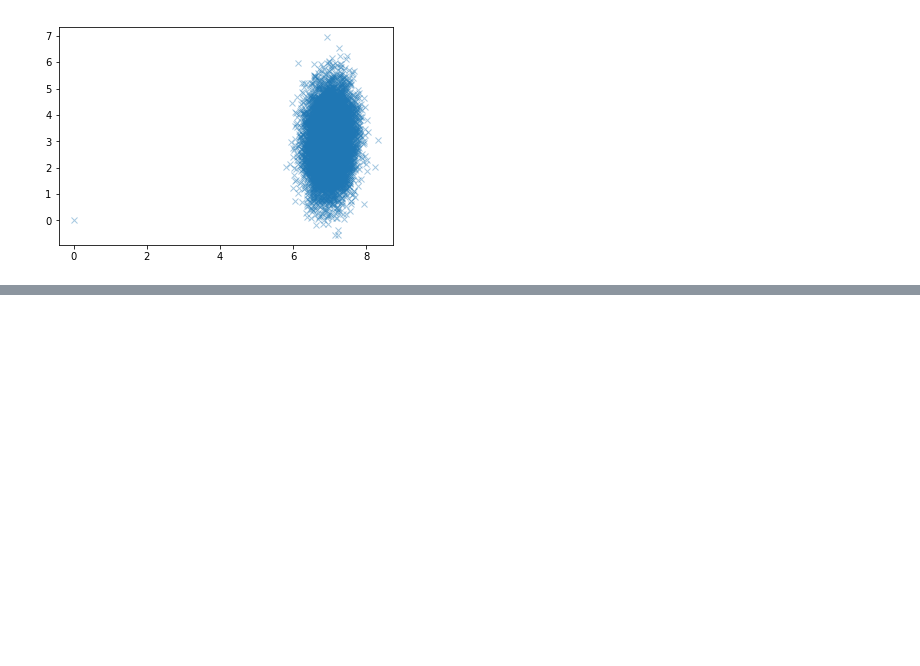
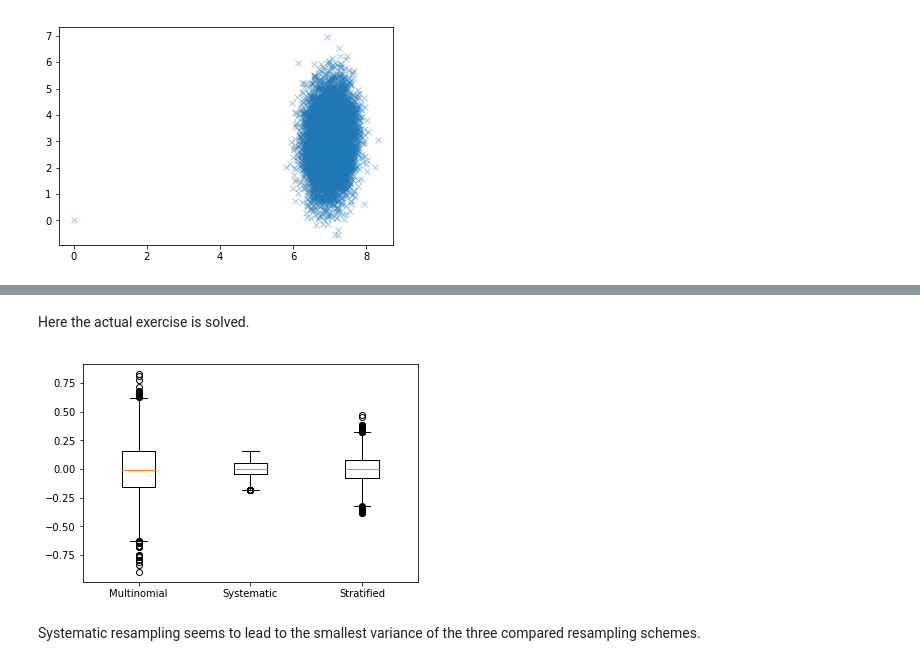
Before and after one commit to cyianor/smc2017, a Jupyter notebook: notebooks/ex3.ipynb, the cells around one changed output, grey strips where cells are left out. Saved outputs shown, nothing was run; the diff lists cells and outputs as text; code cells hidden in the pictures; blank space fills up the shorter version.

Commit message:
Exercise III.3 done

```diff
--- a/notebooks/ex3.ipynb
+++ b/notebooks/ex3.ipynb
@@ -141,0 +256,35 @@ ax.plot(xs[:, 0], xs[:, 1], 'x', alpha=0.4)
+# %% [markdown]
+Here the actual exercise is solved.
+# %%
+# 100 particles from some distribution
+xs = stats.norm.rvs(1, 2, 100)
+# Arbitrary weights
+ws = stats.uniform.rvs(size=100)
+# Normalize
+ws /= np.sum(ws)
+
+# Calculate the estimator m-hat
+mhat = np.sum(ws * xs)
+
+# Run the resampling M times each
+M = 5000
+mhatres = np.zeros((M, 3))
+for i in range(M):
+    # Multinomial resampling
+    ancestors = multinomial_resampling(ws)
+    mhatres[i, 0] = np.mean(xs[ancestors])
+
+    # Systematic resampling
+    ancestors = systematic_resampling(ws)
+    mhatres[i, 1] = np.mean(xs[ancestors])
+
+    # Stratified resampling
+    ancestors = stratified_resampling(ws)
+    mhatres[i, 2] = np.mean(xs[ancestors])
+
+fig, ax = plt.subplots()
+ax.boxplot(mhatres - mhat, labels=['Multinomial', 'Systematic', 'Stratified']);
+# %% [output]
+[figure, added]
+# %% [markdown]
+Systematic resampling seems to lead to the smallest variance of the three compared resampling schemes.
```
Also changed, not shown: parts of 6 cells of this notebook, 4 other files.
